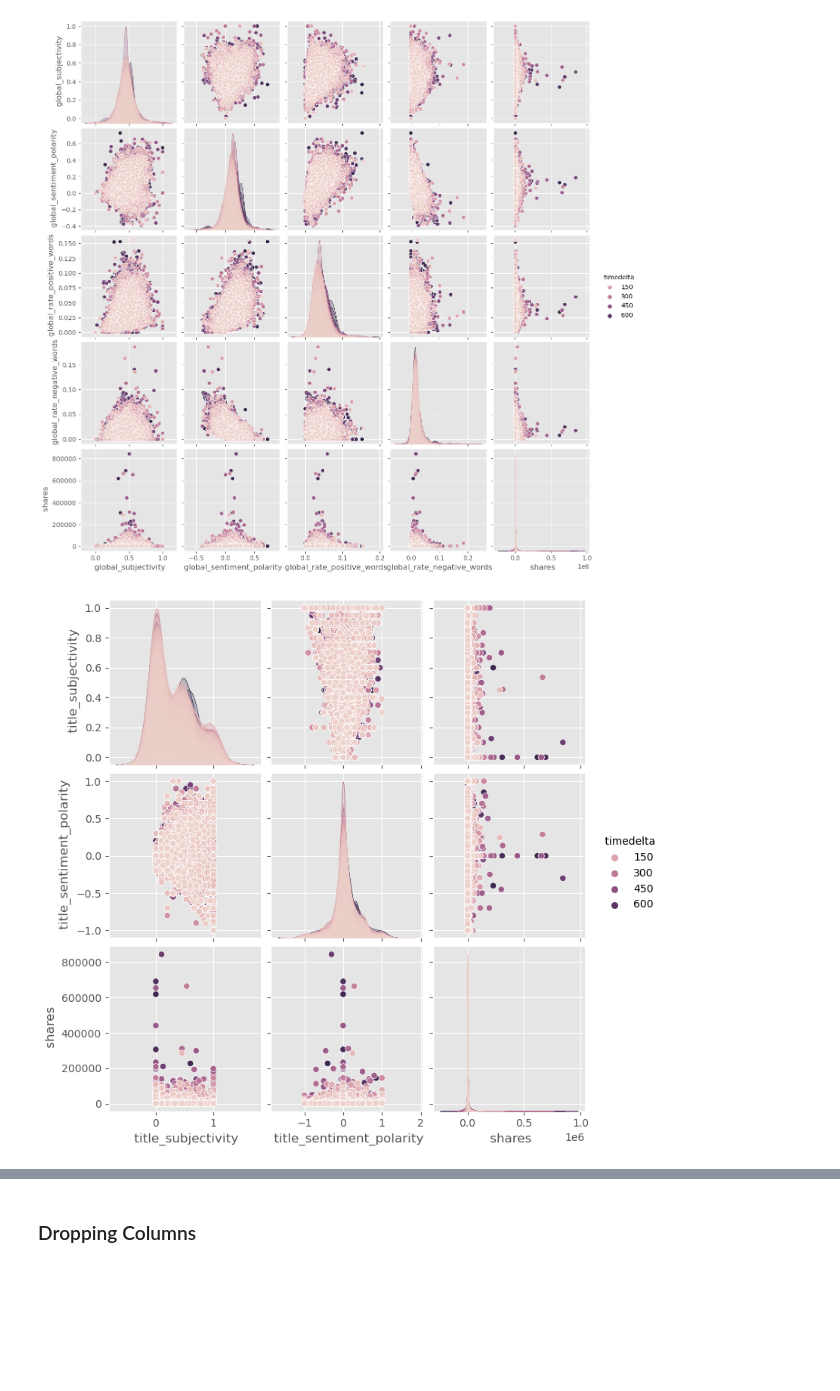
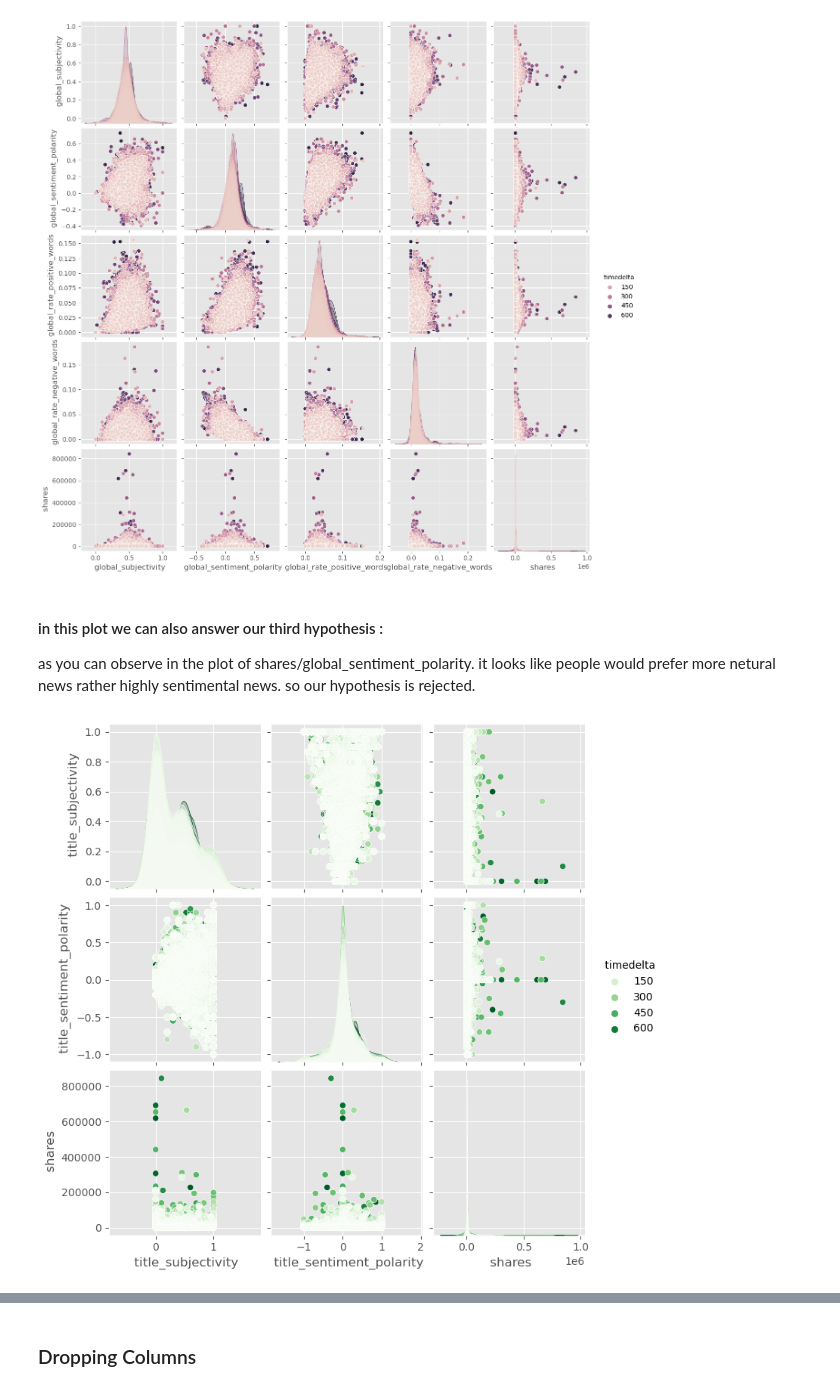
Before and after one commit to arianaira/ML-Course, a Jupyter notebook: News Popularity.ipynb, the cells around one changed output, grey strips where cells are left out. Drawn from its saved outputs; the diff is of its cells as text; code cells hidden in the pictures; blank space fills up the shorter version.

```diff
--- a/News Popularity.ipynb
+++ b/News Popularity.ipynb
@@ -91,10 +112,13 @@ sns.pairplot(df,
 plt.show()
 # %% [output]
 [figure]
+# %% [markdown]
+#### in this plot we can also answer our third hypothesis :
+as you can observe in the plot of shares/global_sentiment_polarity. it looks like people would prefer more netural news rather highly sentimental news. so our hypothesis is rejected.
 # %%
 sns.pairplot(df,
              vars=[' title_subjectivity',' title_sentiment_polarity', ' shares'],
-            hue=' timedelta')
+            hue=' timedelta', palette='Greens')
 plt.show()
 # %% [output]
-[figure, old version]
+[figure, new version]
```
Also changed, not shown: parts of 21 cells of this notebook, 6 other files.
